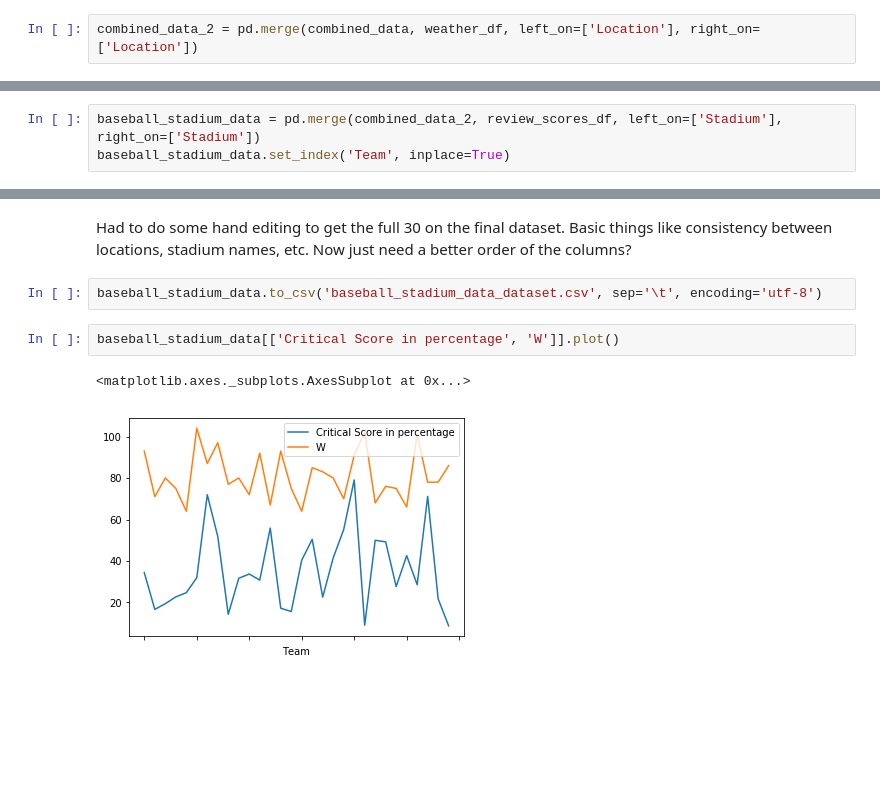
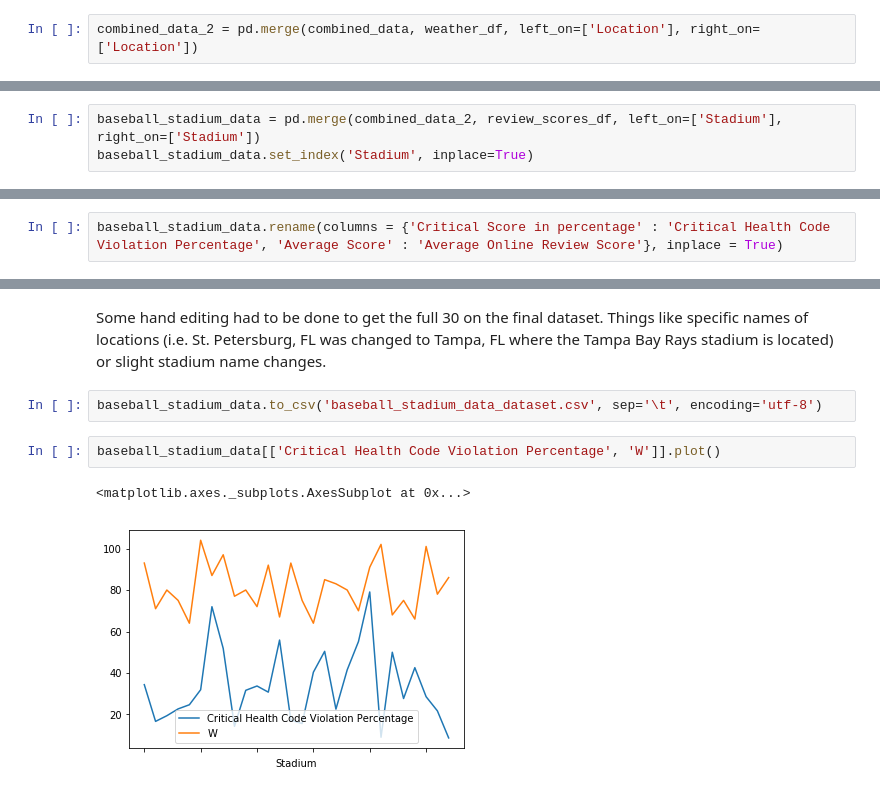
Before and after one commit to jtucci31/Baseball-stadium-project, a Jupyter notebook: Data/Tucci-notebook.ipynb, the cells around one changed output, grey strips where cells are left out. Saved outputs shown, nothing was run; the diff lists cells and outputs as text; blank space fills up the shorter version.

Commit message:
Deleted unused dataset and other small edits

```diff
--- a/Data/Tucci-notebook.ipynb
+++ b/Data/Tucci-notebook.ipynb
@@ -376,3 +392,3 @@ Here is my final dataset which needs some columns rearranged somehow and potenti
 # %%
 baseball_stadium_data = pd.merge(combined_data_2, review_scores_df, left_on=['Stadium'], right_on=['Stadium'])
-baseball_stadium_data.set_index('Team', inplace=True)
+baseball_stadium_data.set_index('Stadium', inplace=True)
@@ -378,0 +397,2 @@ baseball_stadium_data.set_index('Team', inplace=True)
+# %%
+baseball_stadium_data.rename(columns = {'Critical Score in percentage' : 'Critical Health Code Violation Percentage', 'Average Score' : 'Average Online Review Score'}, inplace = True)
@@ -400,9 +426,9 @@ baseball_stadium_data
-# %% [markdown]
-Had to do some hand editing to get the full 30 on the final dataset. Basic things like consistency between locations, stadium names, etc. Now just need a better order of the columns?
+# %% [markdown]
+Some hand editing had to be done to get the full 30 on the final dataset. Things like specific names of locations (i.e. St. Petersburg, FL was changed to Tampa, FL where the Tampa Bay Rays stadium is located) or slight stadium name changes.
 # %%
 baseball_stadium_data.to_csv('baseball_stadium_data_dataset.csv', sep='\t', encoding='utf-8')
 # %%
-baseball_stadium_data[['Critical Score in percentage', 'W']].plot()
+baseball_stadium_data[['Critical Health Code Violation Percentage', 'W']].plot()
 # %% [output]
 <matplotlib.axes._subplots.AxesSubplot at 0x...>
-[figure, old version]
+[figure, new version]
```
Also changed, not shown: parts of 33 cells of this notebook, 18 other files.
